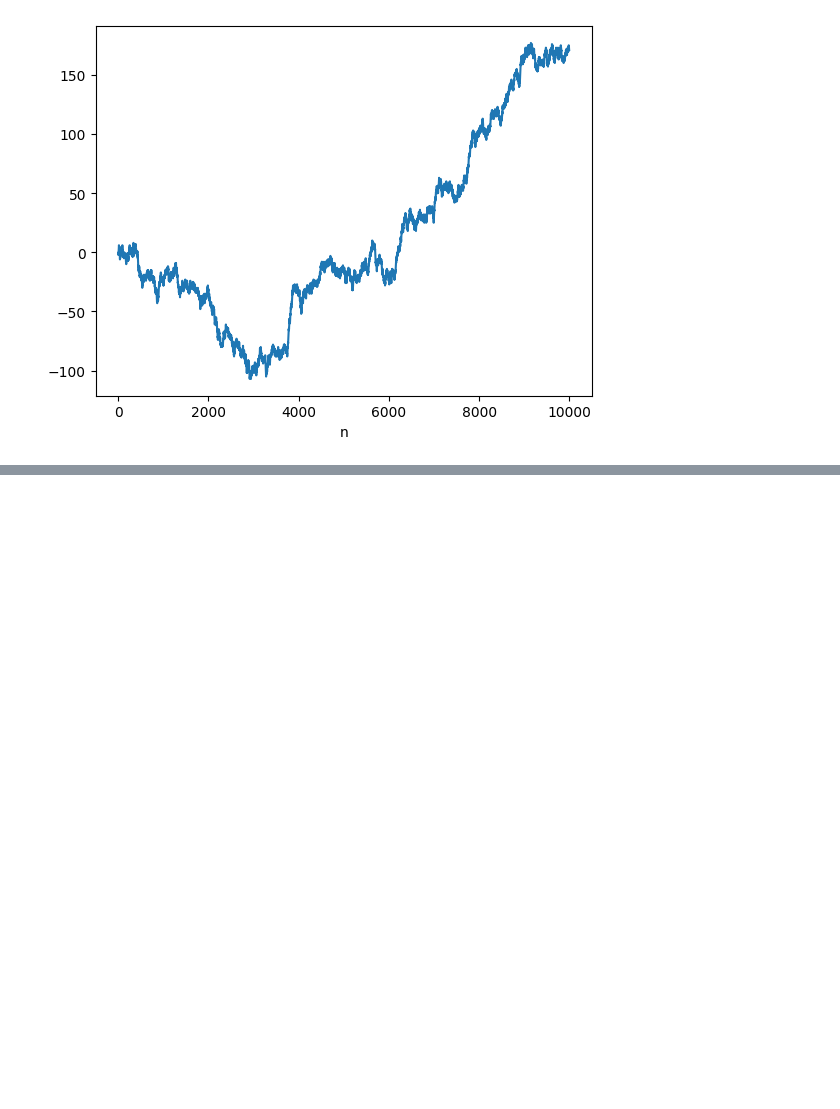
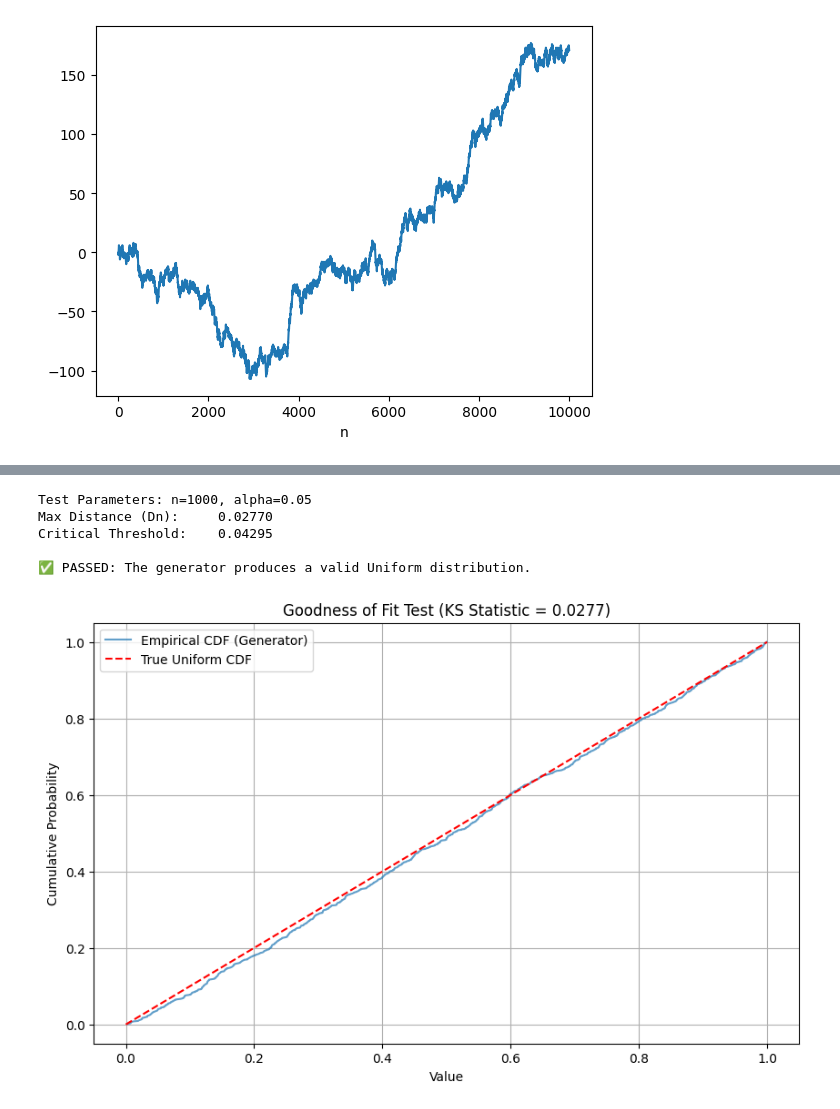
Before and after one commit to Kamczyk09/Intro-to-DS-notes-, a Jupyter notebook: my-stuff/AOS-exercises.ipynb, the cells around one changed output, grey strips where cells are left out. Saved outputs shown, nothing was run; the diff lists cells and outputs as text; code cells hidden in the pictures; blank space fills up the shorter version.

```diff
--- a/my-stuff/AOS-exercises.ipynb
+++ b/my-stuff/AOS-exercises.ipynb
@@ -227,0 +326,80 @@ Final Answer: The maximum likelihood estimate for $\lambda$ is: $$\hat{\lambda}
+# %%
+import numpy as np
+import matplotlib.pyplot as plt
+
+# --- Part 1: Implement the Linear Congruential Generator ---
+class LinearCongruentialGenerator:
+    def __init__(self, seed, a, b, M):
+        self.state = seed
+        self.a = a
+        self.b = b
+        self.M = M
+
+    def next(self):
+        # The core LCG formula
+        self.state = (self.a * self.state + self.b) % self.M
+        # Normalize to [0, 1]
+        return self.state / self.M
+
+    def generate_batch(self, n):
+        return [self.next() for _ in range(n)]
+# %%
+# Configuration that generally works well (Numerical Recipes constants)
+# You can try changing these to see the test fail (e.g., a=5, b=1, M=16)
+lcg = LinearCongruentialGenerator(seed=42, a=1664525, b=1013904223, M=2**32)
+
+# Generate pseudo-random numbers
+n = 1000
+random_numbers = np.array(lcg.generate_batch(n))
+
+# --- Part 2: The Statistical Test (DKW) ---
+
+# 1. Sort the data to calculate Empirical CDF
+data_sorted = np.sort(random_numbers)
+
+# 2. Define the Empirical CDF (Fn) values
+# Fn(x) jumps by 1/n at each data point
+y_vals = np.arange(1, n + 1) / n
+
+# 3. Define the True Uniform CDF F(x)
+# For Uniform[0,1], F(x) = x.
+# We compare at the data points.
+true_cdf_vals = data_sorted
+
+# 4. Calculate the KS Statistic (Supremum distance)
+# We check the distance just before the jump and just after the jump
+dist_plus = np.abs(y_vals - true_cdf_vals)
+dist_minus = np.abs((y_vals - 1/n) - true_cdf_vals)
+Dn = np.max(np.maximum(dist_plus, dist_minus))
+
+# 5. Calculate the DKW Critical Value (epsilon)
+alpha = 0.05  # 95% confidence
+epsilon = np.sqrt((1 / (2 * n)) * np.log(2 / alpha))
+
+# --- Report Results ---
+print(f"Test Parameters: n={n}, alpha={alpha}")
+print(f"Max Distance (Dn):     {Dn:.5f}")
+print(f"Critical Threshold:    {epsilon:.5f}")
+
+if Dn <= epsilon:
+    print("\n✅ PASSED: The generator produces a valid Uniform distribution.")
+else:
+    print("\n❌ FAILED: The generator does NOT look Uniform.")
+
+# --- Visualization (Optional but helpful) ---
+plt.figure(figsize=(10, 6))
+plt.plot(data_sorted, y_vals, label='Empirical CDF (Generator)', alpha=0.7)
+plt.plot([0, 1], [0, 1], 'r--', label='True Uniform CDF')
+plt.title(f'Goodness of Fit Test (KS Statistic = {Dn:.4f})')
+plt.xlabel('Value')
+plt.ylabel('Cumulative Probability')
+plt.legend()
+plt.grid(True)
+plt.show()
+# %% [output]
+Test Parameters: n=1000, alpha=0.05
+Max Distance (Dn):     0.02770
+Critical Threshold:    0.04295
+
+✅ PASSED: The generator produces a valid Uniform distribution.
+[figure, added]
```
Also changed, not shown: parts of 14 cells of this notebook, 8 other files.
